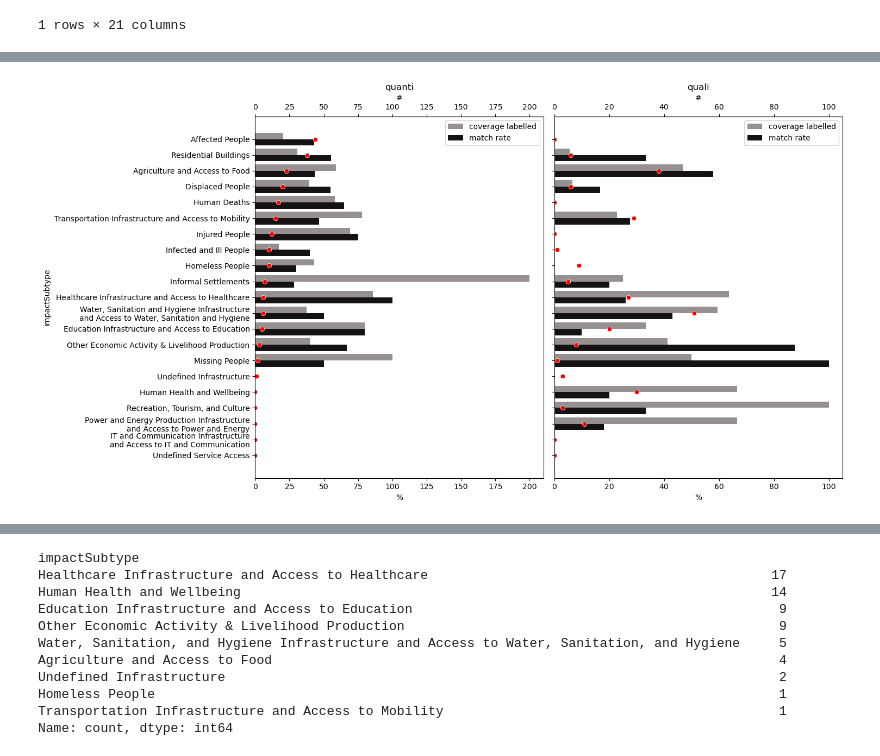
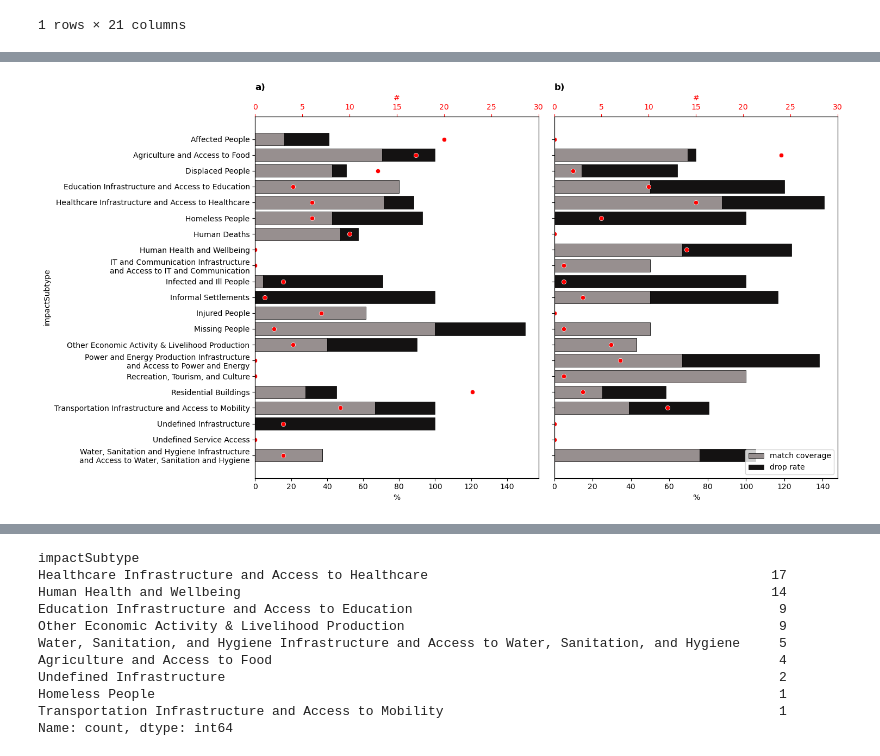
Before and after one commit to luseverin/ROUGE_database, a Jupyter notebook: notebooks/coverage_results.ipynb, the cells around one changed output, grey strips where cells are left out. Drawn from its saved outputs; the diff is of its cells as text; code cells hidden in the pictures.

Commit message:
Try to improve plots

```diff
--- a/notebooks/coverage_results.ipynb
+++ b/notebooks/coverage_results.ipynb
@@ -25,13 +25,13 @@ from src.utils import MODEL_NAMES_MAP
 #load data extracted for a specific model
 keys = ["meta-llama_llama-4-scout-17b-16e-instruct", "llama-3.1-8b-instant", "llama-3.3-70b-versatile"]
 key = keys[0]
-res_savename_ext = f"merged_subtypes_post_processed_labelled_reports_fixed_impact_desc3_{key}_v271025"
+res_savename_ext = f"merged_subtypes_post_processed_labelled_reports_fixed_impact_desc_{key}_v271025"
 #f"post_processed_labelled_reports_{key}_v250925"
 #f"post_processed_flags_labelled_reports_{key}_v250925"
 #load data (labelled)
 res_savename_lab = "merged_subtypes_post_processed_new_unit_std_labelled_reports_impacts_all_v111025"
 
-split_lowest = True
+split_lowest = False
 suffix = "_geo_split_lowest" if split_lowest else "_geo"
 suffix2 = suffix + "_v271025"
 suffix3 = suffix + "_v171025"
@@ -244,6 +324,7 @@ def plot_coverage_match_v2(df, subplot_col, hue_col, yvar, subplot_vars=None, xl
 #prepare data
 data_col = "impactSubtype"
 add_avg = False
+add_secaxes = True
 if data_col == "appealCode":
     coverage_df_match_yvar = coverage_df_match_appeal
     #sort by to look for trends
@@ -265,47 +346,59 @@ if add_avg:
     plot_df = pd.concat([average_df_match, plot_df], axis=0).reset_index(drop=True)
 
 #choose plotting cols
 subplot_vars = ["quanti", "quali"]#["nb labelled","nb matches", "nb garbage"]#["nb labelled","nb matches", "nb garbage"]#["coverage matches", "garbage"]#["nb matches", "nb garbage"]
 yvar= data_col
 value_col = "value"
 subplot_col = "quanti"#"quanti""variable"
-hue_col = "variable"#"quanti""match"
+hue_col = "variable"#"quanti""variable"
 xlabels = ["%", "%"]#["#", "%", "%"]#["#", "#", "#"]#["%", "%"]#["#", "#", "#"]
-hue_order = ["coverage labelled", "match rate"]
+hue_order = ["match coverage", "drop rate"] #["quanti", "quali"] ["match coverage", "match rate"]
 palette_rel = ["#978F8F", "#141212","#978F8F", "#141212"]
+#palette_rel = ["#435EF3", "#2bc26f", "#435EF3", "#2bc26f"]
 kwargs = {}
 fig, axes = plt.subplots(1, len(subplot_vars), figsize=(15, 8), sharey=True, sharex=False)
-fig, axes = plot_coverage_match_v2(plot_df[plot_df["variable"].isin(hue_order)], subplot_col, hue_col, subplot_vars=subplot_vars, yvar=yvar, value_col=value_col, hue_vars=hue_order, palette=palette_rel, add_avg=add_avg, fig=fig, **kwargs)
+fig, axes = plot_coverage_match_v2(plot_df[plot_df[hue_col].isin(hue_order)], subplot_col, hue_col, subplot_vars=subplot_vars, yvar=yvar, value_col=value_col, hue_vars=hue_order, stack=True, palette=palette_rel, add_avg=add_avg, fig=fig, **kwargs)
 ylabels = [item.get_text() for item in axes[0].get_yticklabels()]
-for i, val in enumerate(subplot_vars):
-    val_df = plot_df[plot_df[subplot_col] == val]
-    ax = axes[i]
-    secax = ax.secondary_xaxis('top')
-    val_df_scatter = val_df[val_df["variable"].isin(["nb extracted"])]
-    val_df_scatter = val_df_scatter.set_index("impactSubtype").reindex(ylabels).reset_index()
-    sns.scatterplot(data=val_df_scatter, x=value_col, y=yvar, ax=secax.axes, color="r")
-    secax.set_xlabel("#")
-
+secaxes = []
+if add_secaxes:
+    for i, val in enumerate(subplot_vars):
+        val_df = plot_df[plot_df[subplot_col] == val]
+        ax = axes[i]
+        secax = ax.twiny()#ax.secondary_xaxis('top')
+        secaxes.append(secax)
+        val_df_scatter = val_df[val_df["variable"].isin(["nb extracted"])]
+        val_df_scatter = val_df_scatter.set_index(data_col).reindex(ylabels).reset_index()
+        sns.scatterplot(data=val_df_scatter, x=value_col, y=yvar, ax=secax.axes, color="r")
+        secax.set_xlabel("#", color="r")
+        secax.tick_params(axis='x', colors="r")
+        secax.set_title("")
+    secaxes[0].axes.set_title("")
+    secaxes[1].axes.set_title("")
+    secaxes[0].axes.set_xlim(0, 30)
+    secaxes[1].axes.set_xlim(0, 30)
 #[ax.set_xlabel(xlabels[i]) for i, ax in enumerate(axes)]
 #for ax in axes:
 #    ax.tick_params(axis='y', labelrotation=90)
 new_ylabs = []
 for i, ylab in enumerate(ylabels):
     if ylab=="Water, Sanitation, and Hygiene Infrastructure and Access to Water, Sanitation, and Hygiene":
         new_txt = "Water, Sanitation and Hygiene Infrastructure\nand Access to Water, Sanitation and Hygiene"
     elif ylab=="Power and Energy Production Infrastructure and Access to Power and Energy":
         new_txt = "Power and Energy Production Infrastructure\nand Access to Power and Energy"
     elif ylab == "IT and Communication Infrastructure and Access to IT and Communication":
         new_txt = "IT and Communication Infrastructure\nand Access to IT and Communication"
     else:
         new_txt = ylab
     new_ylabs.append(new_txt)
 axes[0].set_yticklabels(new_ylabs)
-
-#axes[1].set_xlim(0, 25)
-#axes[2].set_xlim(0, 25)
+axes[0].set_title("")
+axes[1].set_title("")
+axes[1].set_ylabel("")
+axes[0].set_title("a)", fontweight="bold", loc="left")
+axes[1].set_title("b)", fontweight="bold", loc="left")
+axes[0].get_legend().remove()
 #fig.suptitle(f"Coverage matches by {yvar}\n{key}\nvalue_error_thresh={value_error_th}, sim_thresh={sim_th}")
 fig.tight_layout()
-#fig.savefig(DATA_FIGURE / f"coverage_matches_by_{yvar}_{subplot_col}_vth-{value_error_th}_sth-{sim_th}_flt_{filename_match.replace(key, MODEL_NAMES_MAP[key])}.png", bbox_inches="tight", dpi=300)
+fig.savefig(DATA_FIGURE / f"coverage_matches_by_{yvar}_{subplot_col}_vth-{value_error_th}_sth-{sim_th}_flt_{filename_match.replace(key, MODEL_NAMES_MAP[key])}.png", bbox_inches="tight", dpi=300)
 # %% [output]
-[figure, old version]
+[figure, new version]
```
Also changed, not shown: parts of 25 cells of this notebook, 1 other file.
